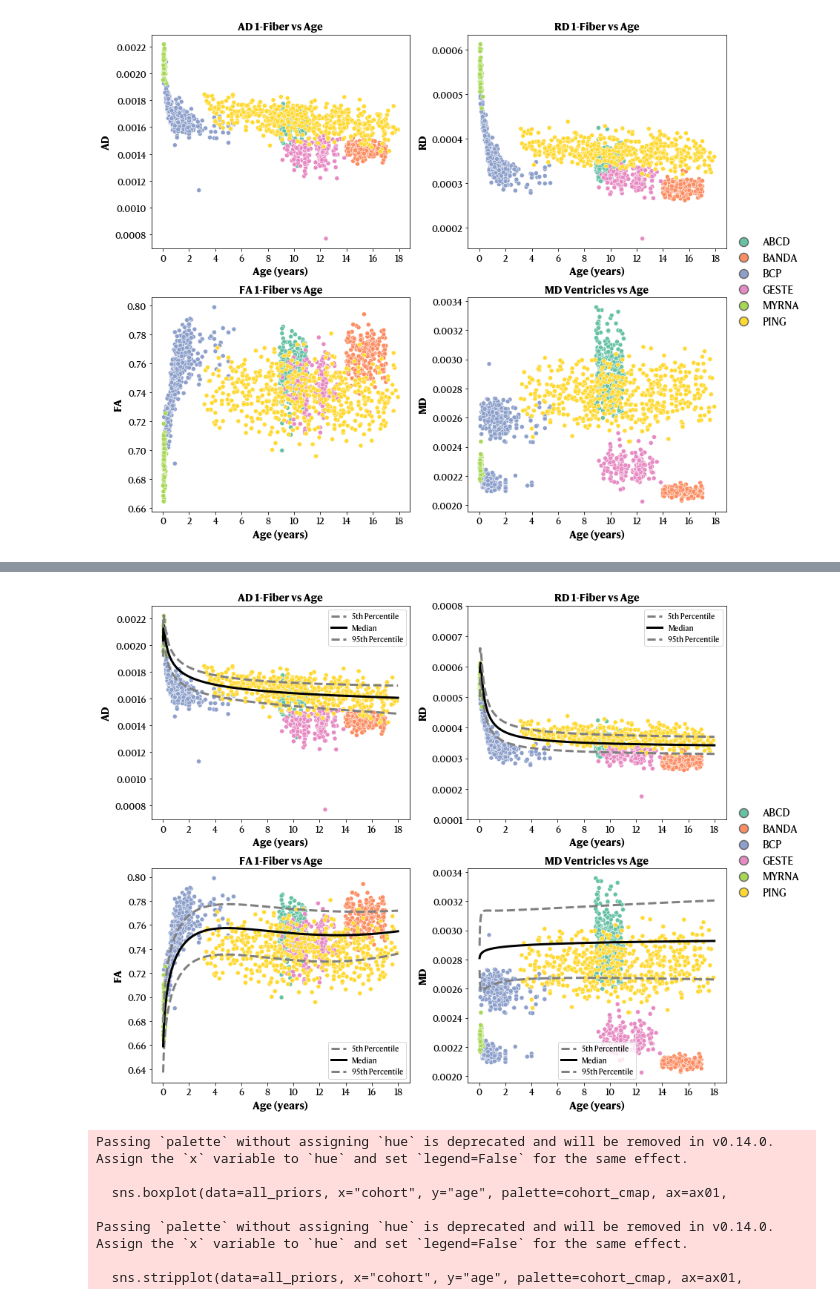
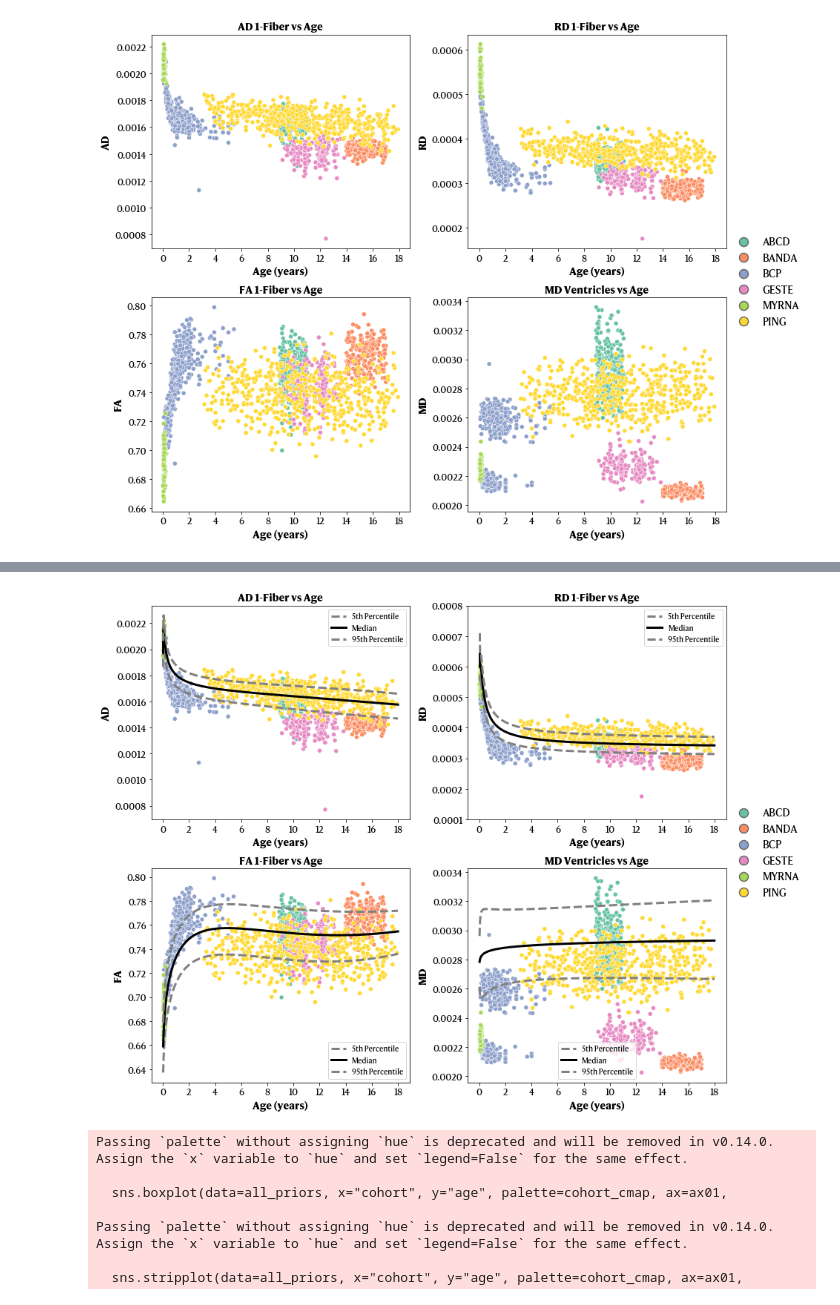
Before and after one commit to gagnonanthony/sf-pediatric-paper, a Jupyter notebook: notebooks/priors.ipynb, the cells around one changed output, grey strips where cells are left out. Saved outputs shown, nothing was run; the diff lists cells and outputs as text; code cells hidden in the pictures.

```diff
--- a/notebooks/priors.ipynb
+++ b/notebooks/priors.ipynb
@@ -280,9 +225,11 @@ CompletedProcess(args=['Rscript', 'gamlss.R', '--input', '/Users/anthonygagnon/D
 # %%
 # Load back the GAMLSS centile data and plot them with the original data.
 fa_centiles = pd.read_csv(RESULTS_DIR + "fa_1fiber_centiles_by_age.csv")
-ad_centiles = pd.read_csv(RESULTS_DIR + "ad_1fiber_centiles_by_age.csv")
-rd_centiles = pd.read_csv(RESULTS_DIR + "rd_1fiber_centiles_by_age.csv")
-md_centiles = pd.read_csv(RESULTS_DIR + "md_ventricle_centiles_by_age.csv")
+ad_centiles = pd.read_csv(RESULTS_DIR + "ad_mean_centiles_by_age.csv")
+rd_centiles = pd.read_csv(RESULTS_DIR + "rd_mean_centiles_by_age.csv")
+md_centiles = pd.read_csv(RESULTS_DIR + "md_mean_centiles_by_age.csv")
+rd_min_centiles = pd.read_csv(RESULTS_DIR + "rd_min_centiles_by_age.csv")
+rd_max_centiles = pd.read_csv(RESULTS_DIR + "rd_max_centiles_by_age.csv")
 
 # For each values in the prob column, create a column prob_value so that the resulting df is in the wide format
 # with columns age, P3, P10, P25, P50, P75, P90, P97 (all PX columns contain metric values for the corresponding percentiles).
@@ -290,13 +237,15 @@ fa_centiles = fa_centiles.pivot(index="age", columns='prob', values="metric").re
 ad_centiles = ad_centiles.pivot(index="age", columns='prob', values="metric").reset_index()
 rd_centiles = rd_centiles.pivot(index="age", columns='prob', values="metric").reset_index()
 md_centiles = md_centiles.pivot(index="age", columns='prob', values="metric").reset_index()
+rd_min_centiles = rd_min_centiles.pivot(index="age", columns='prob', values="metric").reset_index()
+rd_max_centiles = rd_max_centiles.pivot(index="age", columns='prob', values="metric").reset_index()
 rd_centiles.drop(0, axis=0, inplace=True)  # Drop the first row which contains NA values.
 # %%
 # Plot the centiles on top of the scatterplots.
 ## Same plots, but with cohort as hue.
 fig, ax = plt.subplots(2, 2, figsize=(12, 10))
 
-sns.scatterplot(data=all_priors, x="age", y="ad_1fiber", hue="cohort", ax=ax[0, 0], palette=cmap, legend=False)
+sns.scatterplot(data=all_priors, x="age", y="ad_mean", hue="cohort", ax=ax[0, 0], palette=cmap, legend=False)
 sns.lineplot(data=ad_centiles, x="age", y=0.05, ax=ax[0, 0], color='grey', linestyle='--', linewidth=3, label='5th Percentile')
 sns.lineplot(data=ad_centiles, x="age", y=0.5, ax=ax[0, 0], color='black', linestyle='-', linewidth=3, label='Median')
 sns.lineplot(data=ad_centiles, x="age", y=0.95, ax=ax[0, 0], color='grey', linestyle='--', linewidth=3, label='95th Percentile')
@@ -306,7 +255,7 @@ ax[0, 0].set_xlabel("Age (years)", fontsize=14, fontweight='bold')
 ax[0, 0].set_xticks([0, 2, 4, 6, 8, 10, 12, 14, 16, 18])
 ax[0, 0].tick_params(axis='both', which='major', labelsize=12)
 
-sns.scatterplot(data=all_priors, x="age", y="rd_1fiber", hue="cohort", ax=ax[0, 1], palette=cmap, legend=False)
+sns.scatterplot(data=all_priors, x="age", y="rd_mean", hue="cohort", ax=ax[0, 1], palette=cmap, legend=False)
 sns.lineplot(data=rd_centiles, x="age", y=0.05, ax=ax[0, 1], color='grey', linestyle='--', linewidth=3, label='5th Percentile')
 sns.lineplot(data=rd_centiles, x="age", y=0.5, ax=ax[0, 1], color='black', linestyle='-', linewidth=3, label='Median')
 sns.lineplot(data=rd_centiles, x="age", y=0.95, ax=ax[0, 1], color='grey', linestyle='--', linewidth=3, label='95th Percentile')
@@ -324,35 +273,35 @@ sns.lineplot(data=fa_centiles, x="age", y=0.95, ax=ax[1, 0], color='grey', lines
 ax[1, 0].set_title("FA 1-Fiber vs Age", fontsize=14, fontweight='bold')
 ax[1, 0].set_ylabel("FA", fontsize=14, fontweight='bold')
 ax[1, 0].set_xlabel("Age (years)", fontsize=14, fontweight='bold')
 ax[1, 0].set_xticks([0, 2, 4, 6, 8, 10, 12, 14, 16, 18])
 ax[1, 0].tick_params(axis='both', which='major', labelsize=12)
 
-sns.scatterplot(data=all_priors, x="age", y="md_ventricle", hue="cohort", ax=ax[1, 1], palette=cmap, legend=False)
+sns.scatterplot(data=all_priors, x="age", y="md_mean", hue="cohort", ax=ax[1, 1], palette=cmap, legend=False)
 sns.lineplot(data=md_centiles, x="age", y=0.05, ax=ax[1, 1], color='grey', linestyle='--', linewidth=3, label='5th Percentile')
 sns.lineplot(data=md_centiles, x="age", y=0.5, ax=ax[1, 1], color='black', linestyle='-', linewidth=3, label='Median')
 sns.lineplot(data=md_centiles, x="age", y=0.95, ax=ax[1, 1], color='grey', linestyle='--', linewidth=3, label='95th Percentile')
 ax[1, 1].set_title("MD Ventricles vs Age", fontsize=14, fontweight='bold')
 ax[1, 1].set_ylabel("MD", fontsize=14, fontweight='bold')
 ax[1, 1].set_xlabel("Age (years)", fontsize=14, fontweight='bold')
 ax[1, 1].set_xticks([0, 2, 4, 6, 8, 10, 12, 14, 16, 18])
 ax[1, 1].tick_params(axis='both', which='major', labelsize=12)
 
 # Do a single legend for all plots
 # Add a global legend highlighting the colors for the diagnoses with a border.
 handles = [plt.Line2D([0], [0], color=cmap[0], markersize=12, lw=0, marker="o", markeredgewidth=1.5, markeredgecolor='dimgrey'),
            plt.Line2D([0], [0], color=cmap[1], markersize=12, lw=0, marker="o", markeredgewidth=1.5, markeredgecolor='dimgrey'),
            plt.Line2D([0], [0], color=cmap[2], markersize=12, lw=0, marker="o", markeredgewidth=1.5, markeredgecolor='dimgrey'),
            plt.Line2D([0], [0], color=cmap[3], markersize=12, lw=0, marker="o", markeredgewidth=1.5, markeredgecolor='dimgrey'),
            plt.Line2D([0], [0], color=cmap[4], markersize=12, lw=0, marker="o", markeredgewidth=1.5, markeredgecolor='dimgrey'),
            plt.Line2D([0], [0], color=cmap[5], markersize=12, lw=0, marker="o", markeredgewidth=1.5, markeredgecolor='dimgrey')]
 labels = ["ABCD", "BANDA", "BCP", "GESTE", "MYRNA", "PING"]
 fig.legend(handles, labels, loc="upper center", bbox_to_anchor=(1.05, 0.6),
            ncol=1, fontsize=14, frameon=False)
 
 plt.tight_layout()
 plt.show()
 # %% [output]
-[figure, old version]
+[figure, new version]
 # %%
 # Create a GridSpec layout: top row has a joint-like scatter (ax00), a boxplot (ax01),
 # and a merged density axis spanning the last two columns (ax02). The bottom three rows
```
Also changed, not shown: parts of 10 cells of this notebook, 2 other files.
